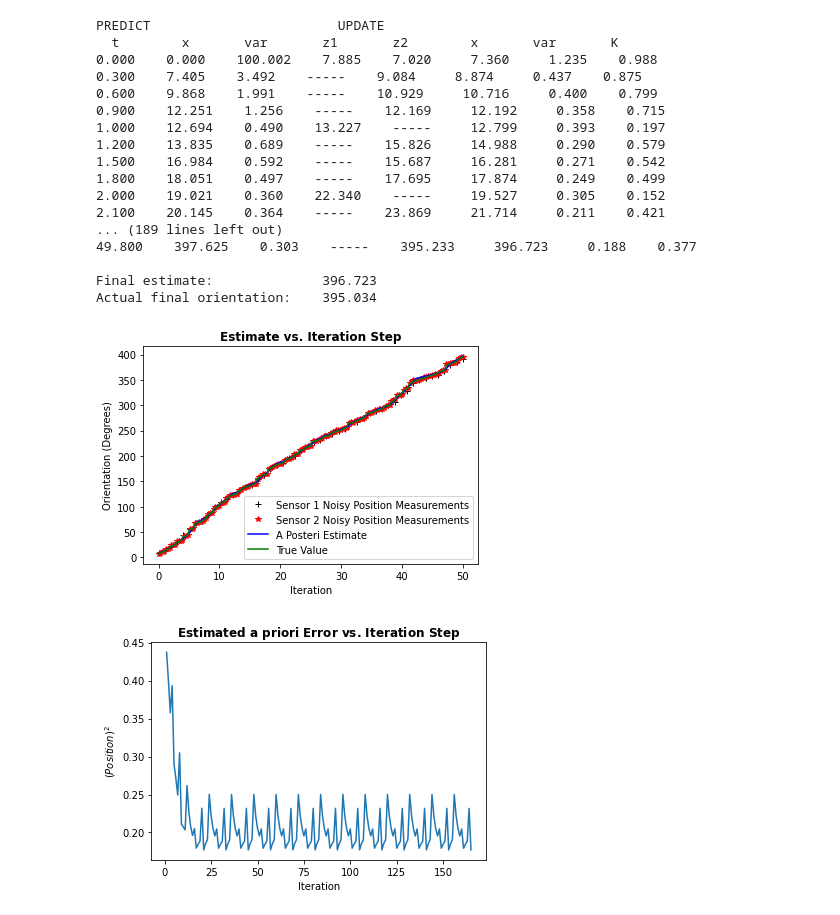
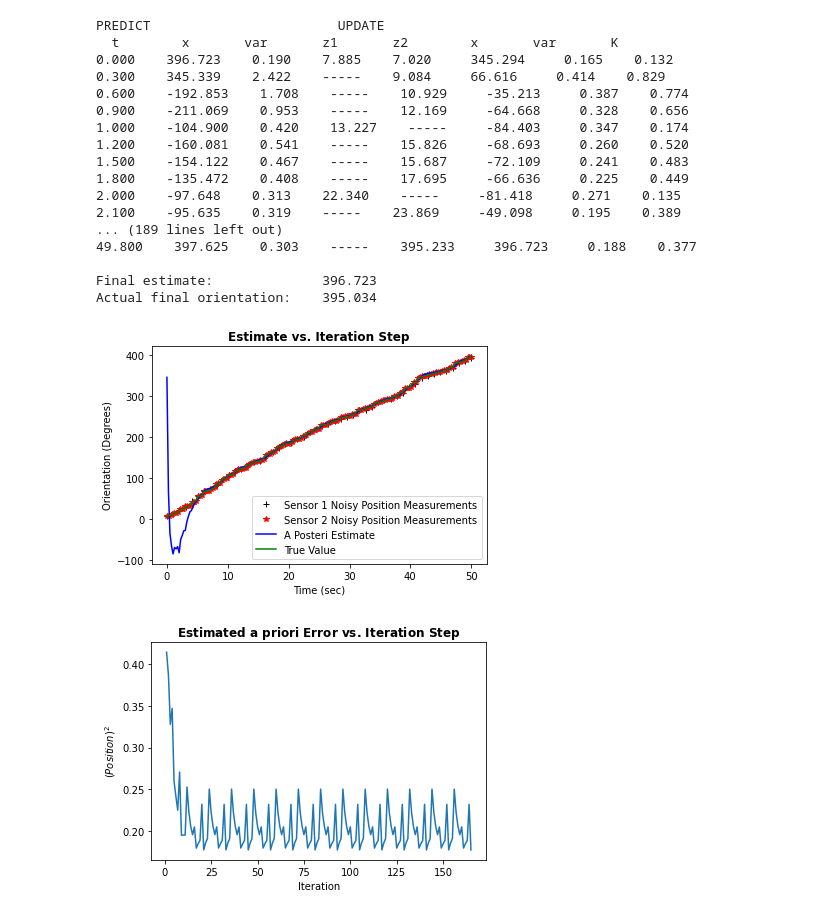
Before and after one commit to jmattic/KalmanFilter, a Jupyter notebook: 1D_KF_EXCLAIM_DifferentRates.ipynb, the cells around one changed output. Drawn from its saved outputs; the diff is of its cells as text; code cells hidden in the pictures.

```diff
--- a/1D_KF_EXCLAIM_DifferentRates.ipynb
+++ b/1D_KF_EXCLAIM_DifferentRates.ipynb
@@ -101,7 +101,7 @@ t = 0. #initial time in seconds
 # -----------USER INPUT ENDS--------------------------------
 
 process_model = gaussian(angular_velocity*dt, process_var) # displacement to add to x
-
+t_0 = 0
 smallest_time = min(dt1, dt2) #The smaller time increment
 n_iter = math.floor(total_time/smallest_time)
 
@@ -155,7 +155,7 @@ def plotstuff():
     plt.plot(np.linspace(0,total_time,len(ztrue)),ztrue,color='g',label='True Value')
     plt.legend()
     plt.title('Estimate vs. Iteration Step', fontweight='bold')
-    plt.xlabel('Iteration')
+    plt.xlabel('Time (sec)')
     plt.ylabel('Orientation (Degrees)')
 
     plt.figure()
@@ -167,7 +167,6 @@ def plotstuff():
     #plt.setp(plt.gca(),'ylim',[0,.01])
     plt.show()
 
-x1 = [] #Estimate before update
 Pminus = [] #Variance after update
 xhat = [] #Estimate after update
 counter = 0
@@ -233,42 +232,42 @@ while t <= total_time:
         f.predict()
         f.update(zs2[counter2])
 #         print('time: %.2f ' % t, 'r1 = %.2f' % r1, 'r2 = %.2f' % r2)
         t_old = t
         t = t + smallest_time
         check = 0
         prior = gaussian(f.x_prior[0,0], f.P_prior[0,0])
         x = gaussian(f.x[0,0], f.P[0,0])
         if printcase == 1:
             print_gh2(t_old, prior, x, zs2[counter2], f.K[0,0])
         counter2 = counter2 + 1
     if plotcase == 1:
         x1.append(prior.mean)
         xhat.append(x.mean)
         Pminus.append(x.var)
 
 if printcase == 1:
     print()
     print('Final estimate:           {:10.3f}'.format(x.mean))
     print('Actual final orientation: {:10.3f}'.format(payload.x))
 if plotcase == 1:
     plotstuff()
 # %% [output]
 PREDICT                        UPDATE
   t        x       var       z1       z2        x       var       K
-0.000    0.000    100.002    7.885    7.020     7.360     1.235    0.988
-0.300    7.405    3.492    -----    9.084     8.874     0.437    0.875
-0.600    9.868    1.991    -----    10.929     10.716     0.400    0.799
-0.900    12.251    1.256    -----    12.169     12.192     0.358    0.715
-1.000    12.694    0.490    13.227    -----     12.799     0.393    0.197
-1.200    13.835    0.689    -----    15.826     14.988     0.290    0.579
-1.500    16.984    0.592    -----    15.687     16.281     0.271    0.542
-1.800    18.051    0.497    -----    17.695     17.874     0.249    0.499
-2.000    19.021    0.360    22.340    -----     19.527     0.305    0.152
-2.100    20.145    0.364    -----    23.869     21.714     0.211    0.421
+0.000    396.723    0.190    7.885    7.020     345.294     0.165    0.132
+0.300    345.339    2.422    -----    9.084     66.616     0.414    0.829
+0.600    -192.853    1.708    -----    10.929     -35.213     0.387    0.774
+0.900    -211.069    0.953    -----    12.169     -64.668     0.328    0.656
+1.000    -104.900    0.420    13.227    -----     -84.403     0.347    0.174
+1.200    -160.081    0.541    -----    15.826     -68.693     0.260    0.520
+1.500    -154.122    0.467    -----    15.687     -72.109     0.241    0.483
+1.800    -135.472    0.408    -----    17.695     -66.636     0.225    0.449
+2.000    -97.648    0.313    22.340    -----     -81.418     0.271    0.135
+2.100    -95.635    0.319    -----    23.869     -49.098     0.195    0.389
 ... (189 lines left out)
 49.800    397.625    0.303    -----    395.233     396.723     0.188    0.377
 
 Final estimate:              396.723
 Actual final orientation:    395.034
-[figure, old version]
+[figure, new version]
-[figure, old version]
+[figure, new version]
```
